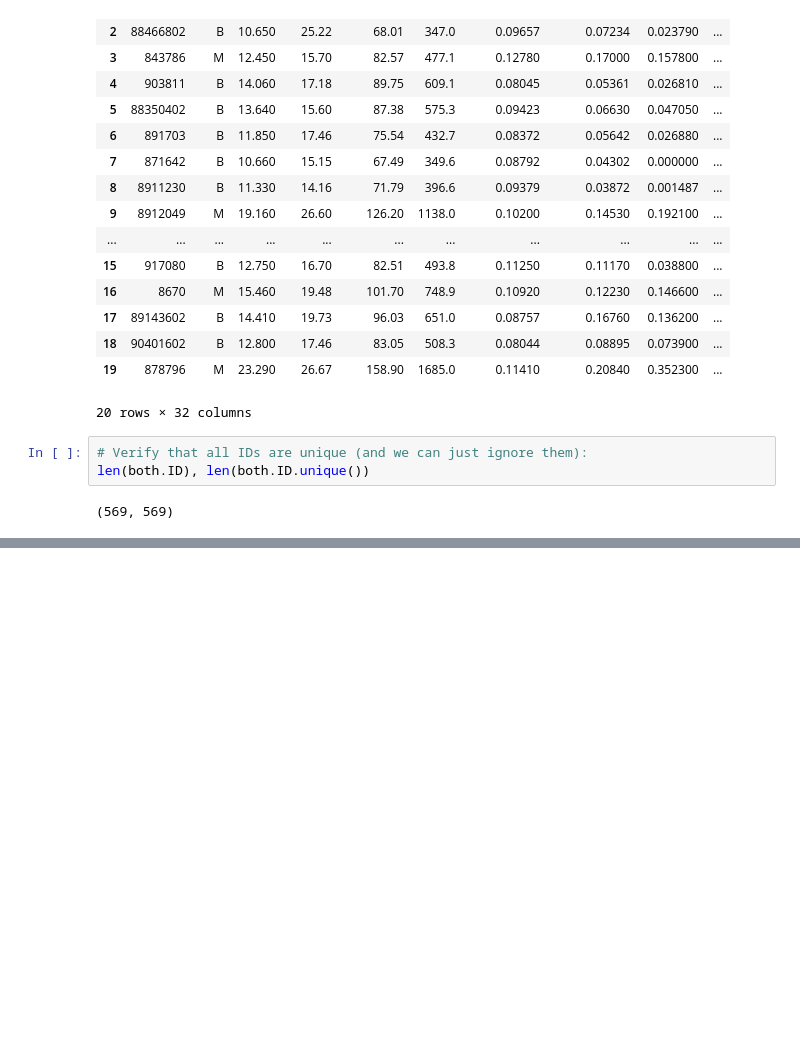
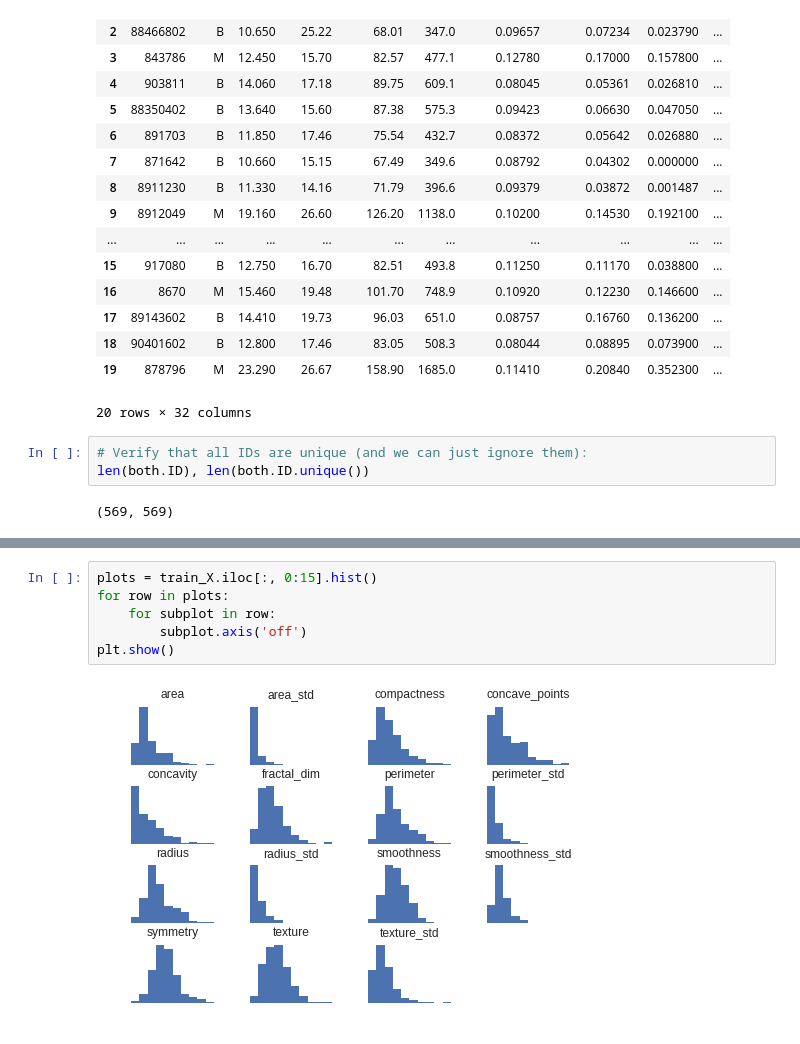
Before and after one commit to Hodapp87/yazabi-xgb-skill-test, a Jupyter notebook: xgboost mini-project scratch.ipynb, the cells around one changed output, grey strips where cells are left out. Cells and saved outputs as stored; diff of their text form; blank space fills up the shorter version.

```diff
--- a/xgboost mini-project scratch.ipynb
+++ b/xgboost mini-project scratch.ipynb
@@ -74,0 +104,8 @@ len(both.ID), len(both.ID.unique())
+# %%
+plots = train_X.iloc[:, 0:15].hist()
+for row in plots:
+    for subplot in row:
+        subplot.axis('off')
+plt.show()
+# %% [output]
+[figure, added]
```
Also changed, not shown: parts of 19 cells of this notebook, 1 other file.
